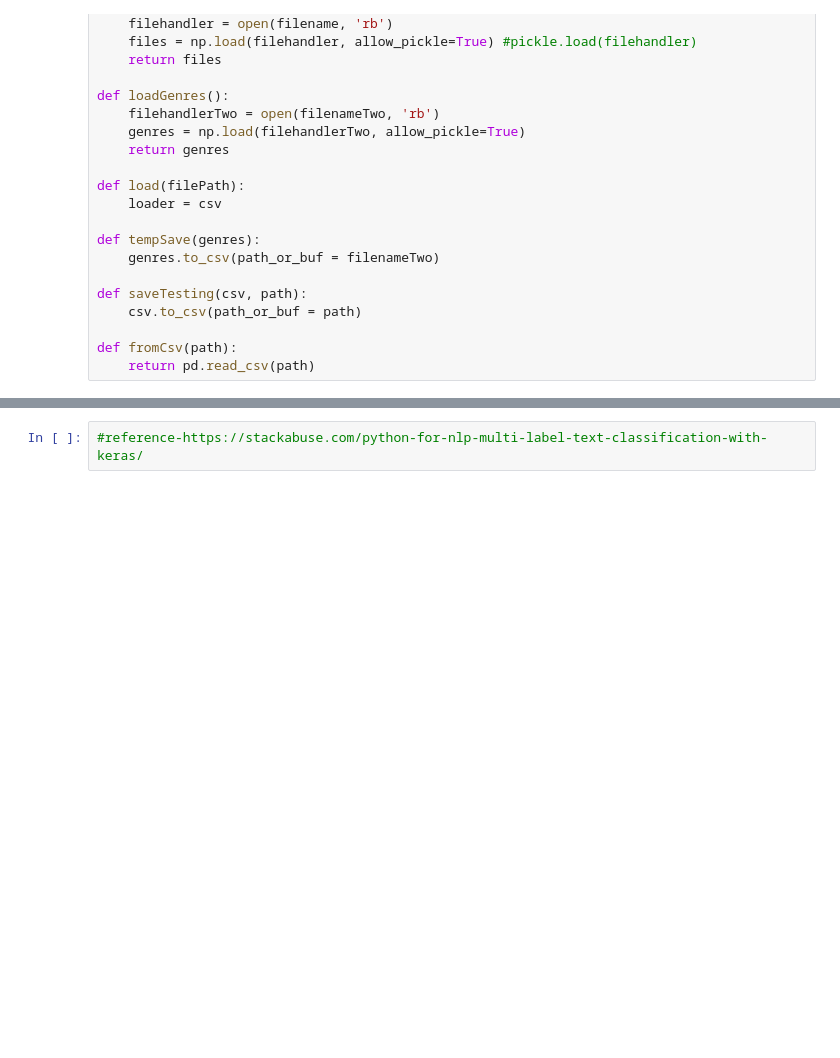
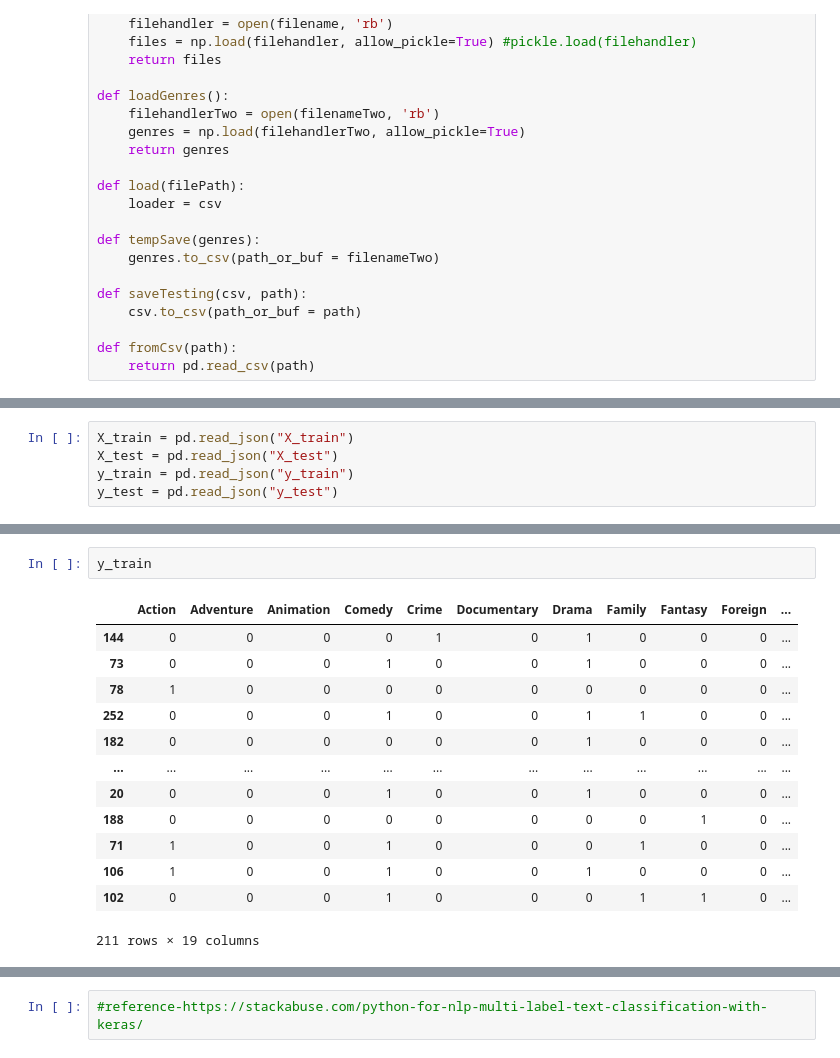
Before and after one commit to 123453ANSH/MovieGenrePrediction, a Jupyter notebook: PlotToGenre.ipynb, the cells around one changed output, grey strips where cells are left out. Drawn from its saved outputs; the diff is of its cells as text; blank space fills up the shorter version.

```diff
--- a/PlotToGenre.ipynb
+++ b/PlotToGenre.ipynb
@@ -130,0 +97,5 @@ def ProcessData(movies):
+# %%
+X_train = pd.read_json("X_train")
+X_test = pd.read_json("X_test")
+y_train = pd.read_json("y_train")
+y_test = pd.read_json("y_test")
@@ -131 +117,17 @@ def ProcessData(movies):
+# %%
+y_train
+# %% [output]
+|  | Action | Adventure | Animation | Comedy | Crime | Documentary | Drama | Family | Fantasy | Foreign | ... |
+| 144 | 0 | 0 | 0 | 0 | 1 | 0 | 1 | 0 | 0 | 0 | ... |
+| 73 | 0 | 0 | 0 | 1 | 0 | 0 | 1 | 0 | 0 | 0 | ... |
+| 78 | 1 | 0 | 0 | 0 | 0 | 0 | 0 | 0 | 0 | 0 | ... |
+| 252 | 0 | 0 | 0 | 1 | 0 | 0 | 1 | 1 | 0 | 0 | ... |
+| 182 | 0 | 0 | 0 | 0 | 0 | 0 | 1 | 0 | 0 | 0 | ... |
+| ... | ... | ... | ... | ... | ... | ... | ... | ... | ... | ... | ... |
+| 20 | 0 | 0 | 0 | 1 | 0 | 0 | 1 | 0 | 0 | 0 | ... |
+| 188 | 0 | 0 | 0 | 0 | 0 | 0 | 0 | 0 | 1 | 0 | ... |
+| 71 | 1 | 0 | 0 | 1 | 0 | 0 | 0 | 1 | 0 | 0 | ... |
+| 106 | 1 | 0 | 0 | 1 | 0 | 0 | 1 | 0 | 0 | 0 | ... |
+| 102 | 0 | 0 | 0 | 1 | 0 | 0 | 0 | 1 | 1 | 0 | ... |
+211 rows × 19 columns
 # %%
```
Also changed, not shown: parts of 20 cells of this notebook, 2 other files.
